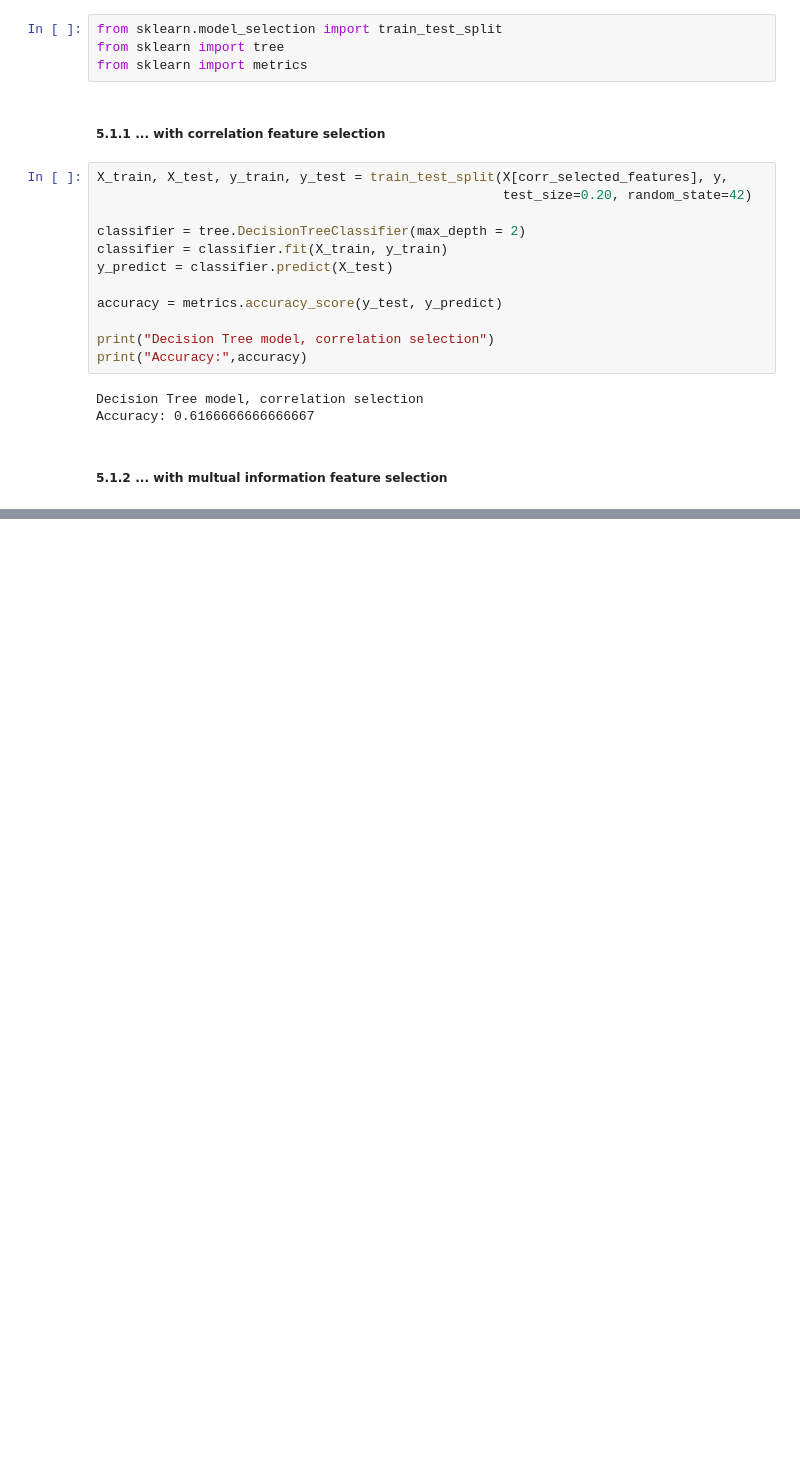
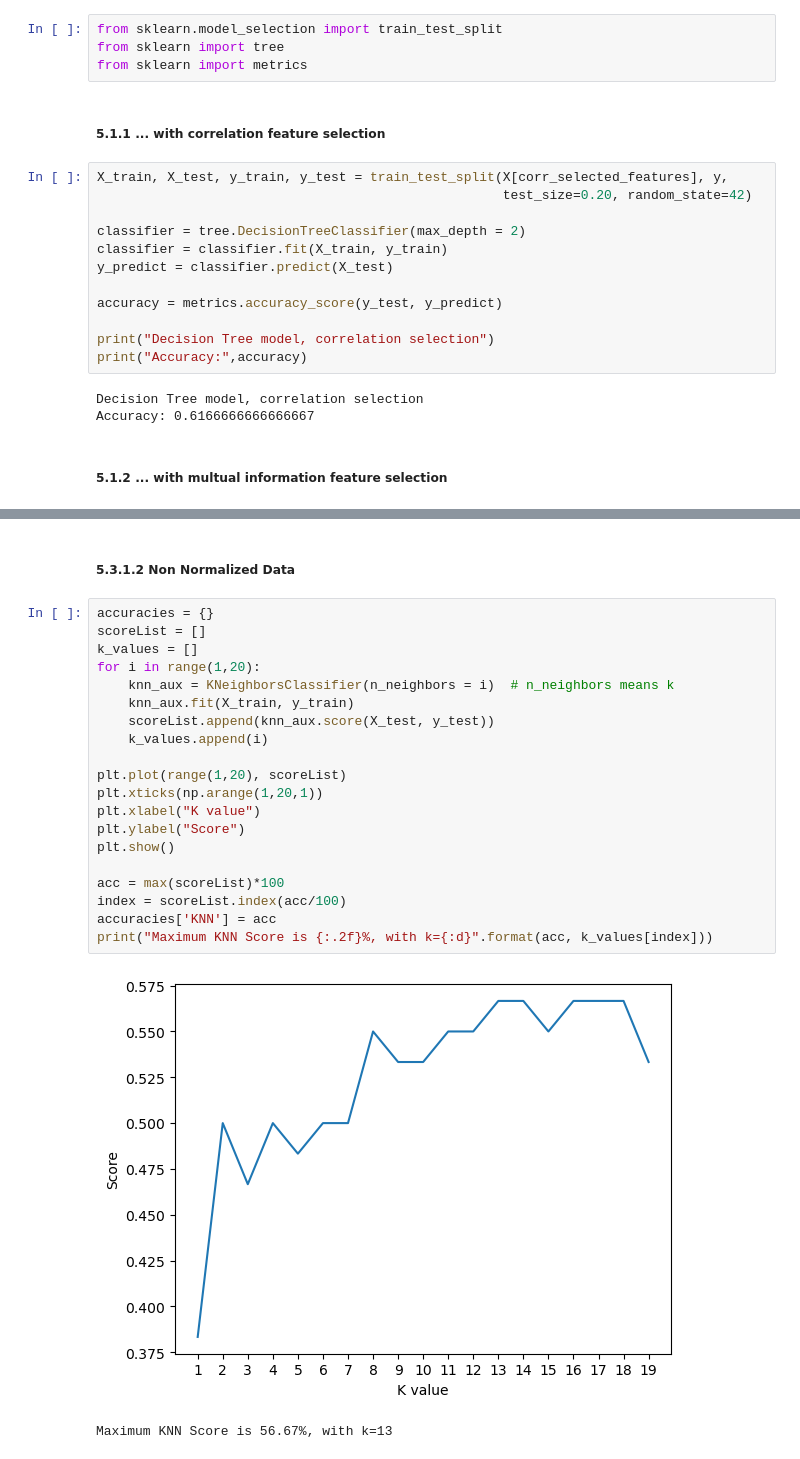
Before and after one commit to mishasilva01/FAA_project1, a Jupyter notebook: project1_notebook.ipynb, the cells around one changed output, grey strips where cells are left out. Cells and saved outputs as stored; diff of their text form; blank space fills up the shorter version.

```diff
--- a/project1_notebook.ipynb
+++ b/project1_notebook.ipynb
@@ -332,0 +539,25 @@ Accuracy: 0.65
+# %% [markdown]
+##### 5.3.1.2 Non Normalized Data
+# %%
+accuracies = {}
+scoreList = []
+k_values = []
+for i in range(1,20):
+    knn_aux = KNeighborsClassifier(n_neighbors = i)  # n_neighbors means k
+    knn_aux.fit(X_train, y_train)
+    scoreList.append(knn_aux.score(X_test, y_test))
+    k_values.append(i)
+
+plt.plot(range(1,20), scoreList)
+plt.xticks(np.arange(1,20,1))
+plt.xlabel("K value")
+plt.ylabel("Score")
+plt.show()
+
+acc = max(scoreList)*100
+index = scoreList.index(acc/100)
+accuracies['KNN'] = acc
+print("Maximum KNN Score is {:.2f}%, with k={:d}".format(acc, k_values[index]))
+# %% [output]
+[figure, added]
+Maximum KNN Score is 56.67%, with k=13
```
Also changed, not shown: parts of 43 cells of this notebook.
